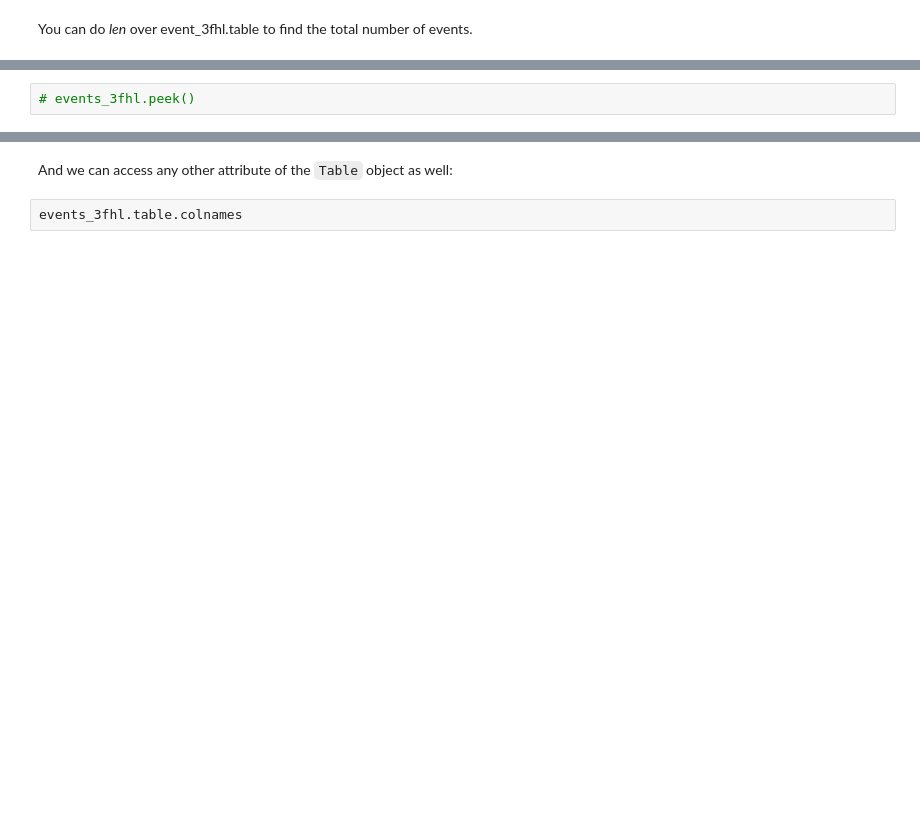
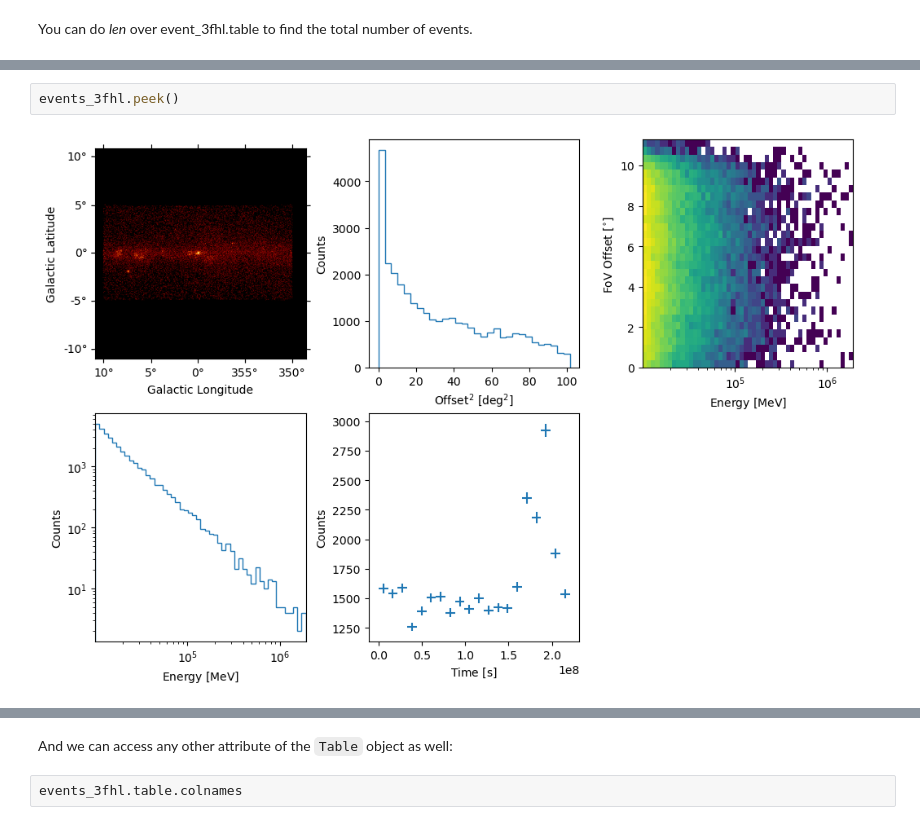
Before and after one commit to rubensjrcosta/WorkshopIntroductionGammapy, a Jupyter notebook: gammapy_overview.ipynb, the cells around one changed output, grey strips where cells are left out. Drawn from its saved outputs; the diff is of its cells as text; blank space fills up the shorter version.

```diff
--- a/gammapy_overview.ipynb
+++ b/gammapy_overview.ipynb
@@ -148,4 +208,6 @@ print(f"The total number of events: {len(events_3fhl.table):.0f}")
 # %%
-# events_3fhl.peek()
+events_3fhl.peek()
+# %% [output]
+[figure, added]
 # %%
 events_3fhl.table.info
```
Also changed, not shown: parts of 78 cells of this notebook, 3 other files.
